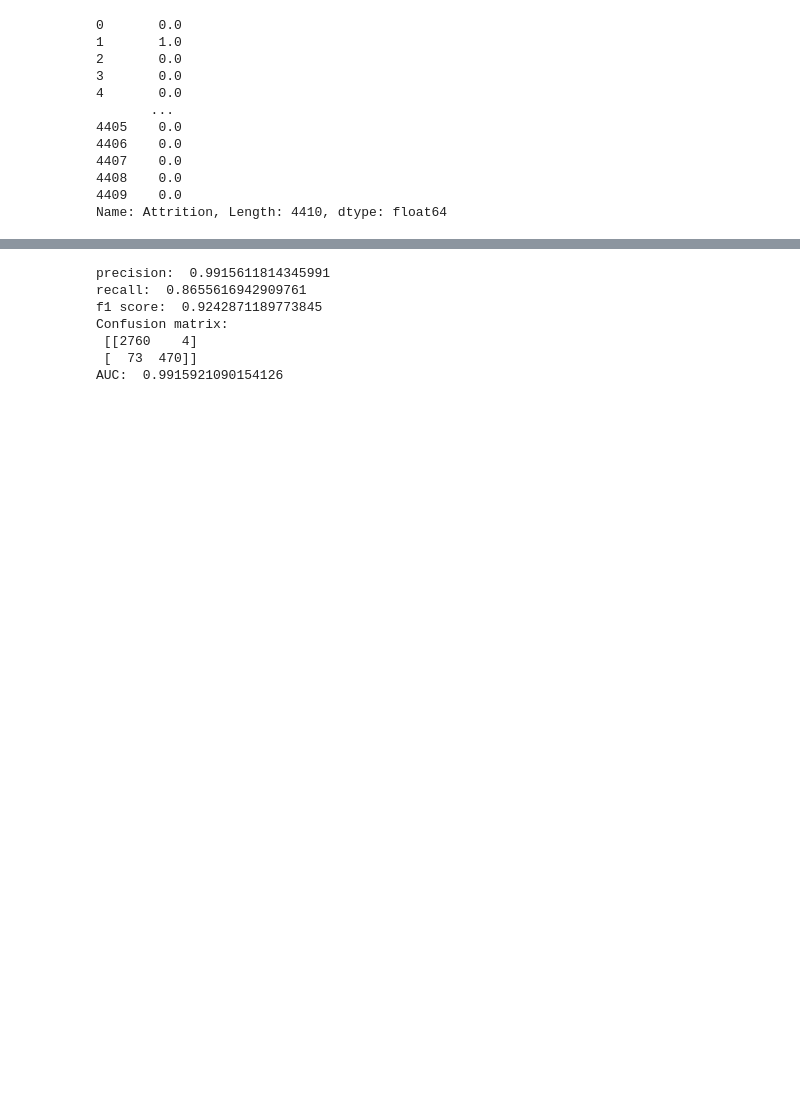
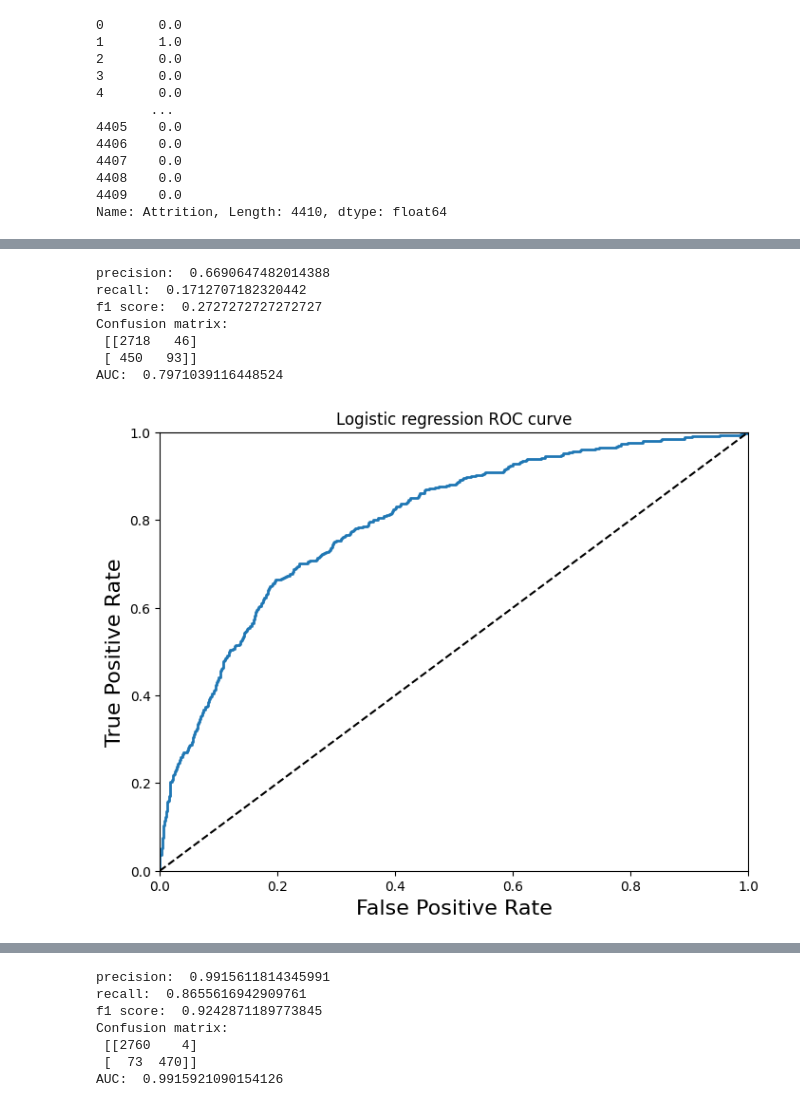
Before and after one commit to SwenA/AI-Project, a Jupyter notebook: project.ipynb, the cells around one changed output, grey strips where cells are left out. Drawn from its saved outputs; the diff is of its cells as text; code cells hidden in the pictures; blank space fills up the shorter version.

```diff
--- a/project.ipynb
+++ b/project.ipynb
@@ -312,2 +355,13 @@ def cross_validation_predict (model, X, y, cv=3, method=None, label=None, retrn=
+# %%
+lgr_fpr, lgr_tpr = cross_validation_predict(best_sgd_clf, X_prepared, y_train, method='predict_proba', label='Logistic regression')
+# %% [output]
+precision:  0.6690647482014388
+recall:  0.1712707182320442
+f1 score:  0.2727272727272727
+Confusion matrix:
+ [[2718   46]
+ [ 450   93]]
+AUC:  0.7971039116448524
+[figure, added]
 # %%
 from sklearn.linear_model import LogisticRegression
```
Also changed, not shown: parts of 10 cells of this notebook.
